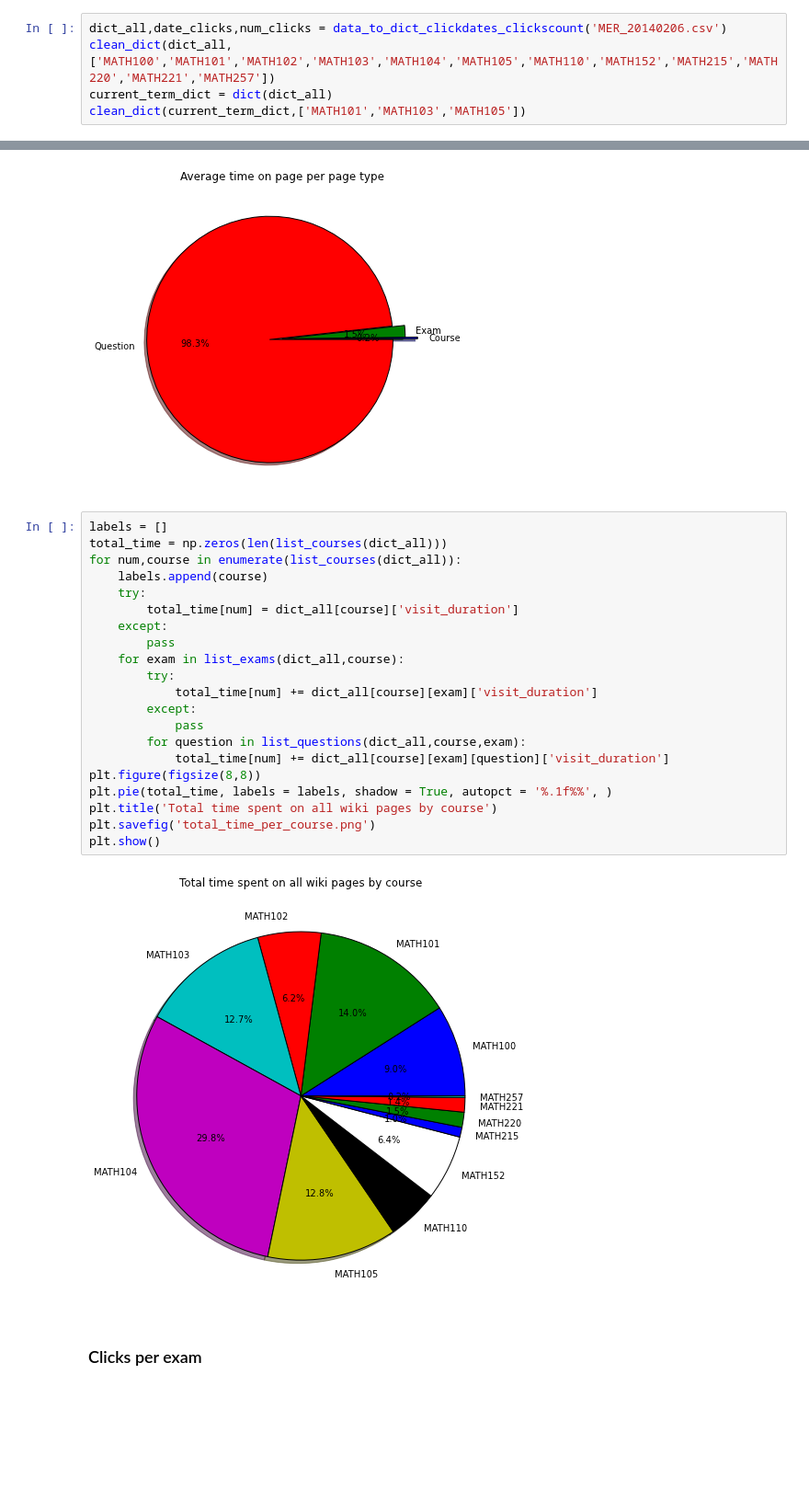
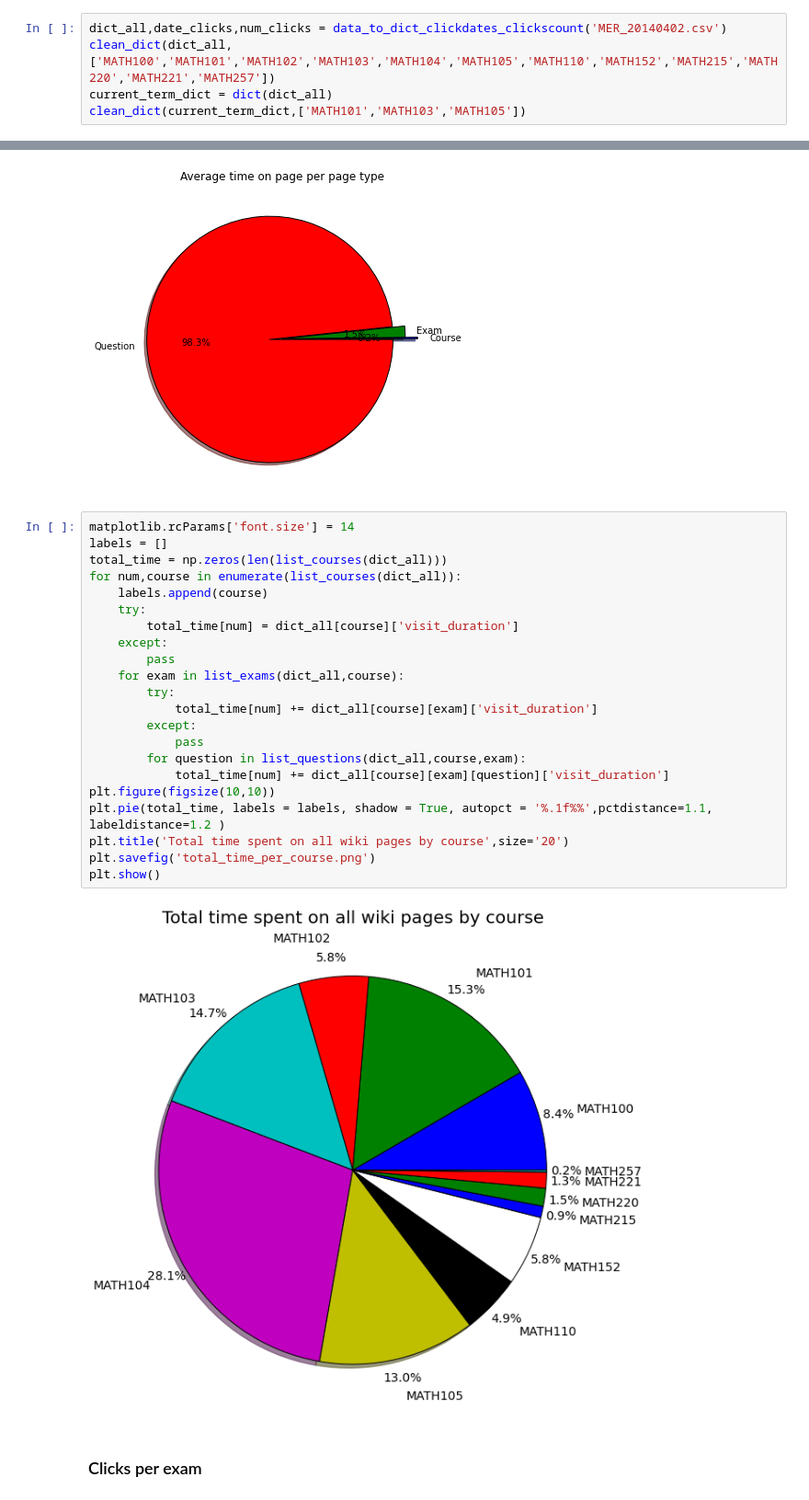
Before and after one commit to MathEducationResources/google-analytics, a Jupyter notebook: mer_py_google_analytics.ipynb, the cells around one changed output, grey strips where cells are left out. Shown at 92% size. Saved outputs shown, nothing was run; the diff lists cells and outputs as text; blank space fills up the shorter version.

```diff
--- a/mer_py_google_analytics.ipynb
+++ b/mer_py_google_analytics.ipynb
@@ -29,7 +29,7 @@ Populating the interactive namespace from numpy and matplotlib
 # %% [markdown]
 Load data set, then do some clean up to reduce down to only valid course names.
 # %%
-dict_all,date_clicks,num_clicks = data_to_dict_clickdates_clickscount('MER_20140206.csv')
+dict_all,date_clicks,num_clicks = data_to_dict_clickdates_clickscount('MER_20140402.csv')
 clean_dict(dict_all,['MATH100','MATH101','MATH102','MATH103','MATH104','MATH105','MATH110','MATH152','MATH215','MATH220','MATH221','MATH257'])
 current_term_dict = dict(dict_all)
 clean_dict(current_term_dict,['MATH101','MATH103','MATH105'])
@@ -96,28 +109,29 @@ plt.savefig('avg_time_per_page_type.png')
 # %% [output]
 [figure]
 # %%
+matplotlib.rcParams['font.size'] = 14
 labels = []
 total_time = np.zeros(len(list_courses(dict_all)))
 for num,course in enumerate(list_courses(dict_all)):
     labels.append(course)
     try:
         total_time[num] = dict_all[course]['visit_duration']
     except:
         pass
     for exam in list_exams(dict_all,course):
         try:
             total_time[num] += dict_all[course][exam]['visit_duration']
         except:
             pass
         for question in list_questions(dict_all,course,exam):
             total_time[num] += dict_all[course][exam][question]['visit_duration']
-plt.figure(figsize(8,8))
-plt.pie(total_time, labels = labels, shadow = True, autopct = '%.1f%%', )
-plt.title('Total time spent on all wiki pages by course')
+plt.figure(figsize(10,10))
+plt.pie(total_time, labels = labels, shadow = True, autopct = '%.1f%%',pctdistance=1.1, labeldistance=1.2 )
+plt.title('Total time spent on all wiki pages by course',size='20')
 plt.savefig('total_time_per_course.png')
 plt.show()
 # %% [output]
-[figure, old version]
+[figure, new version]
 # %% [markdown]
 ### Clicks per exam
 # %% [markdown]
```
Also changed, not shown: parts of 7 cells of this notebook.
